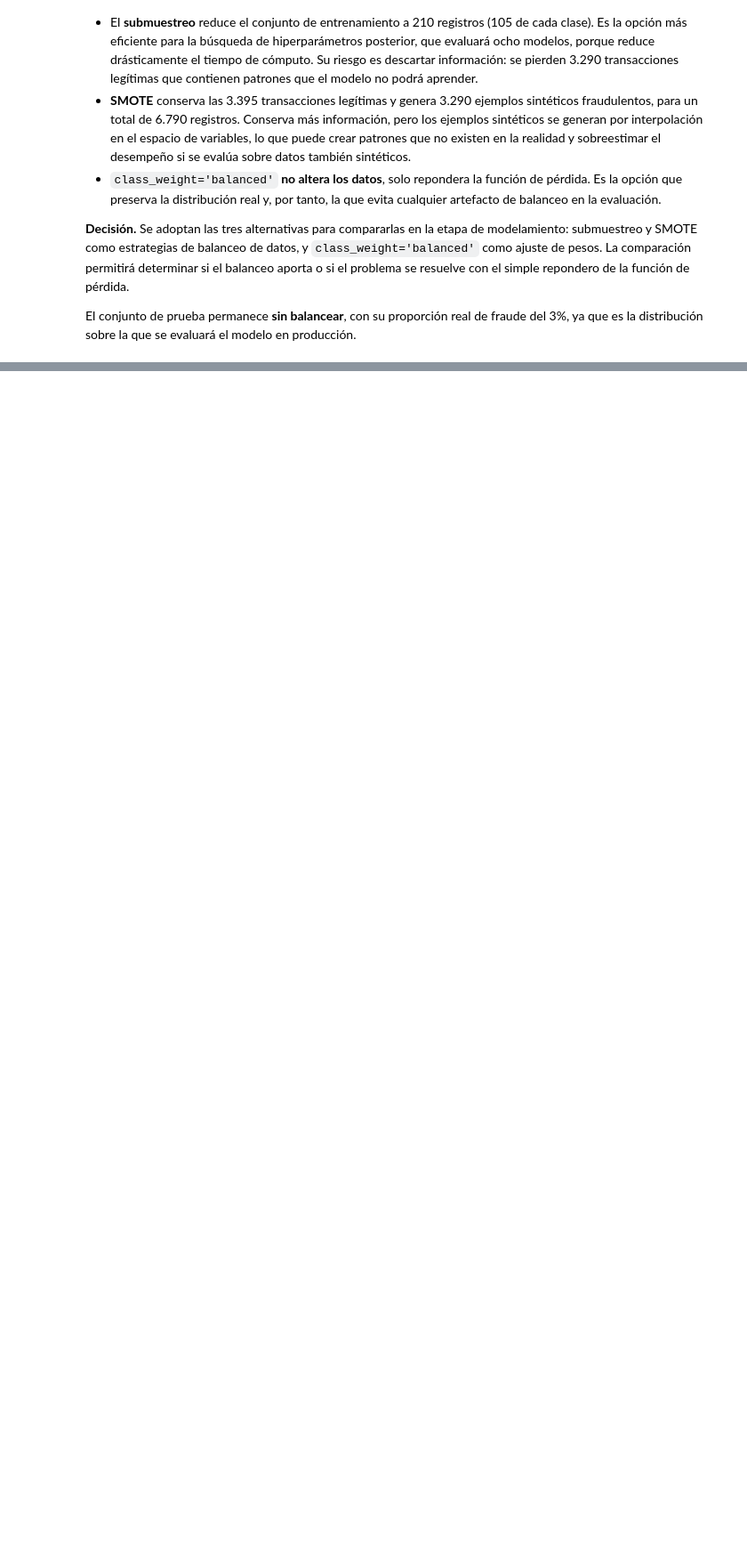
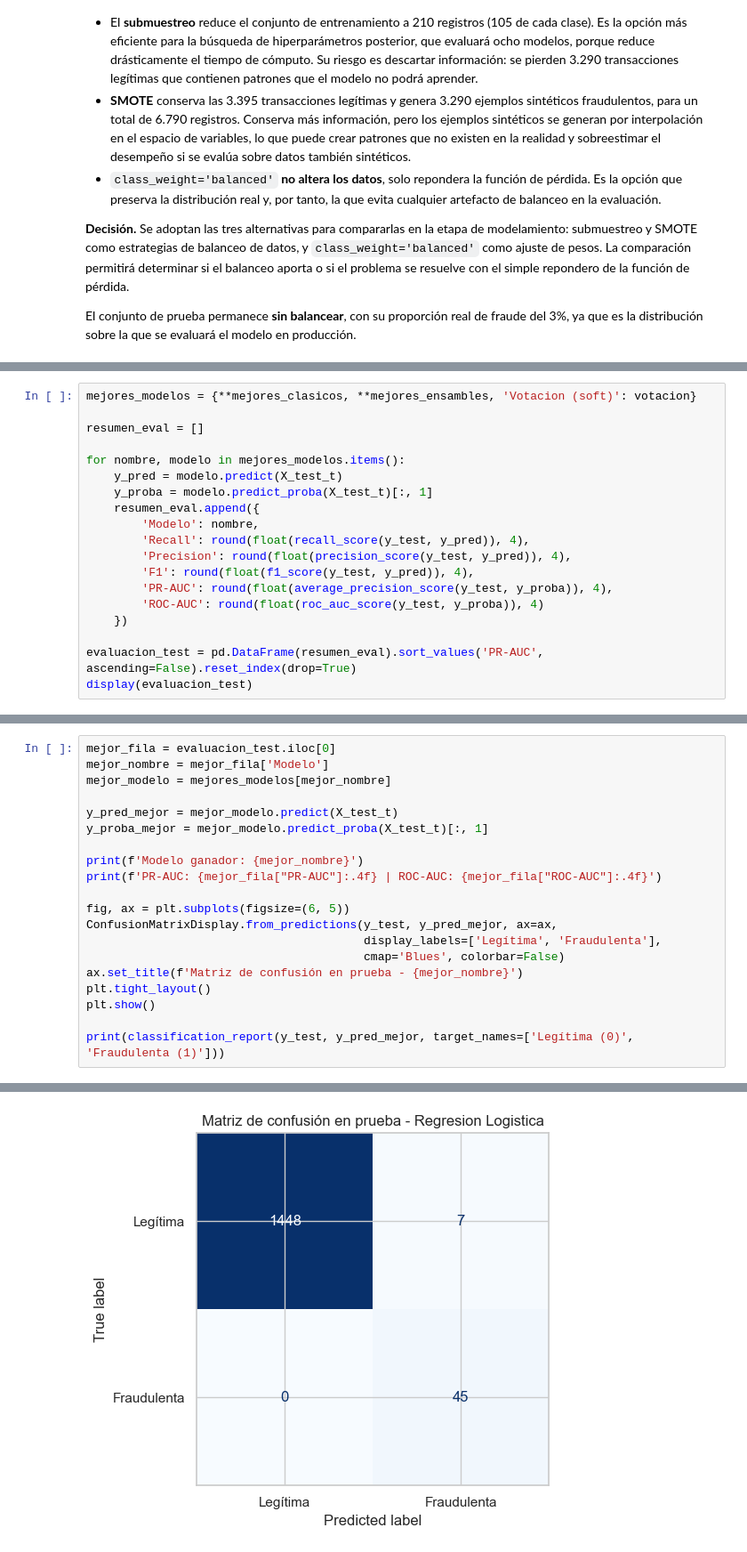
Before and after one commit to blandevv/credit-card-fraud-detection, a Jupyter notebook: notebooks/main.ipynb, the cells around one changed output, grey strips where cells are left out. Shown at 89% size. Saved outputs shown, nothing was run; the diff lists cells and outputs as text; blank space fills up the shorter version.

```diff
--- a/notebooks/main.ipynb
+++ b/notebooks/main.ipynb
@@ -1042,0 +1282,19 @@ El conjunto de prueba permanece **sin balancear**, con su proporción real de fr
+# %%
+mejores_modelos = {**mejores_clasicos, **mejores_ensambles, 'Votacion (soft)': votacion}
+
+resumen_eval = []
+
+for nombre, modelo in mejores_modelos.items():
+    y_pred = modelo.predict(X_test_t)
+    y_proba = modelo.predict_proba(X_test_t)[:, 1]
+    resumen_eval.append({
+        'Modelo': nombre,
+        'Recall': round(float(recall_score(y_test, y_pred)), 4),
+        'Precision': round(float(precision_score(y_test, y_pred)), 4),
+        'F1': round(float(f1_score(y_test, y_pred)), 4),
+        'PR-AUC': round(float(average_precision_score(y_test, y_proba)), 4),
+        'ROC-AUC': round(float(roc_auc_score(y_test, y_proba)), 4)
+    })
+
+evaluacion_test = pd.DataFrame(resumen_eval).sort_values('PR-AUC', ascending=False).reset_index(drop=True)
+display(evaluacion_test)
@@ -1042,0 +1311,21 @@ El conjunto de prueba permanece **sin balancear**, con su proporción real de fr
+# %%
+mejor_fila = evaluacion_test.iloc[0]
+mejor_nombre = mejor_fila['Modelo']
+mejor_modelo = mejores_modelos[mejor_nombre]
+
+y_pred_mejor = mejor_modelo.predict(X_test_t)
+y_proba_mejor = mejor_modelo.predict_proba(X_test_t)[:, 1]
+
+print(f'Modelo ganador: {mejor_nombre}')
+print(f'PR-AUC: {mejor_fila["PR-AUC"]:.4f} | ROC-AUC: {mejor_fila["ROC-AUC"]:.4f}')
+
+fig, ax = plt.subplots(figsize=(6, 5))
+ConfusionMatrixDisplay.from_predictions(y_test, y_pred_mejor, ax=ax,
+                                        display_labels=['Legítima', 'Fraudulenta'],
+                                        cmap='Blues', colorbar=False)
+ax.set_title(f'Matriz de confusión en prueba - {mejor_nombre}')
+plt.tight_layout()
+plt.show()
+
+print(classification_report(y_test, y_pred_mejor, target_names=['Legítima (0)', 'Fraudulenta (1)']))
+# %% [output]
@@ -1042,0 +1334 @@ El conjunto de prueba permanece **sin balancear**, con su proporción real de fr
+[figure, added]
```
Also changed, not shown: parts of 16 cells of this notebook.
